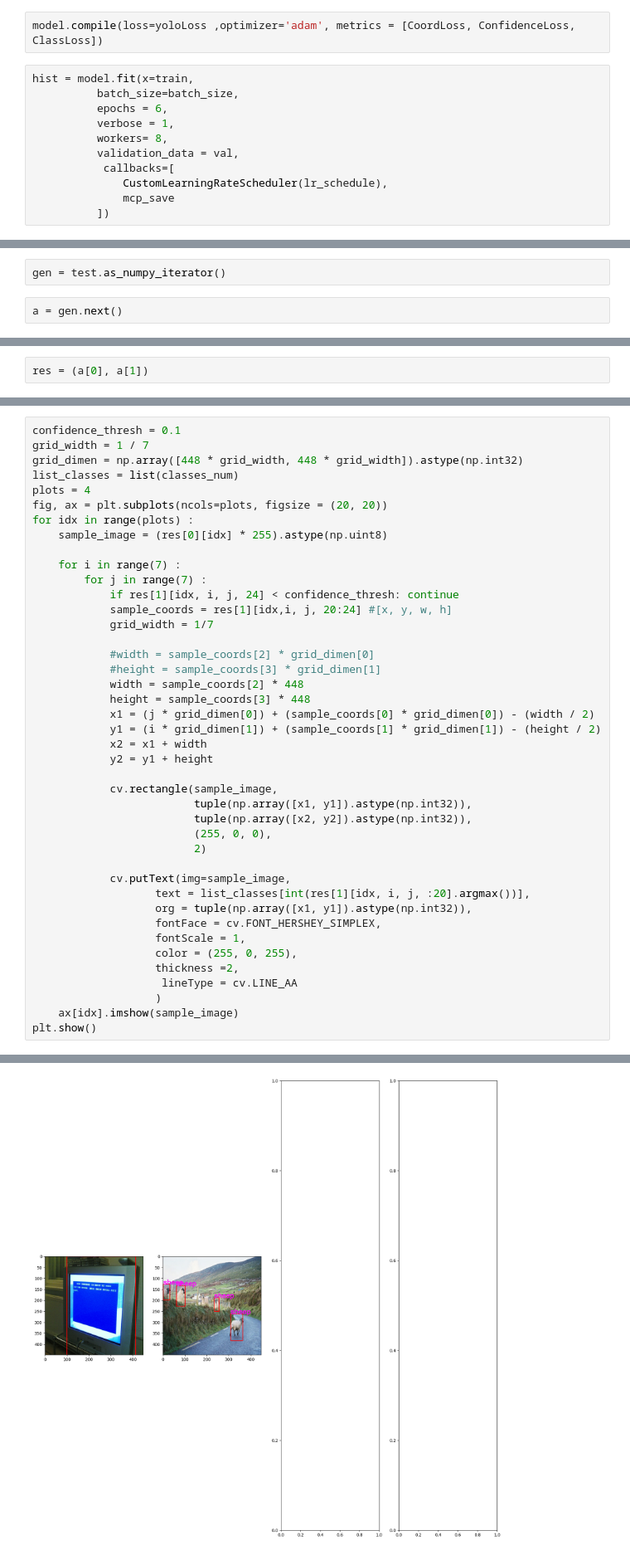
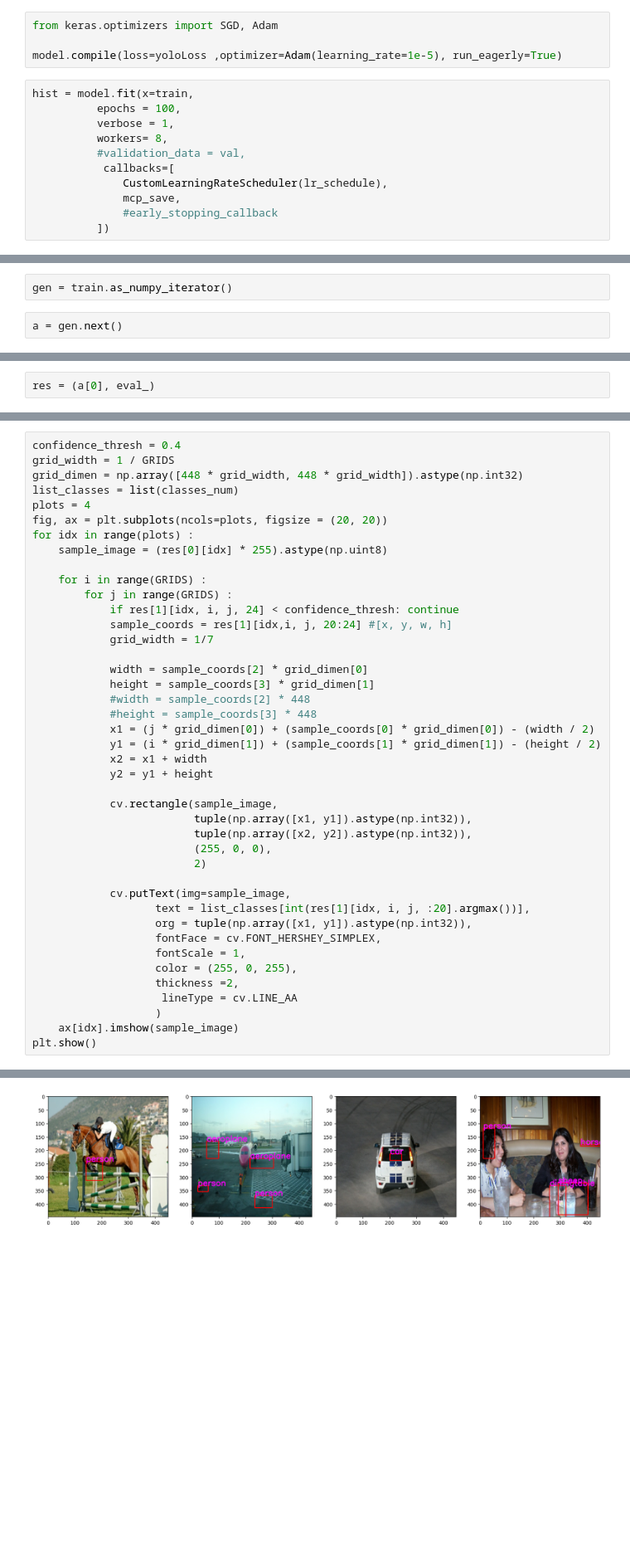
Before and after one commit to BUSY-LOOPING/YOLO-v1-Tensorflow2.0, a Jupyter notebook: 2.Build-Using ResNet50.ipynb, the cells around one changed output, grey strips where cells are left out. Shown at 83% size. Cells and saved outputs as stored; diff of their text form; blank space fills up the shorter version.

```diff
--- a/2.Build-Using ResNet50.ipynb
+++ b/2.Build-Using ResNet50.ipynb
@@ -549,14 +539,16 @@ Finally, compile the model using the custom loss function that was defined above
 # %%
-model.compile(loss=yoloLoss ,optimizer='adam', metrics = [CoordLoss, ConfidenceLoss, ClassLoss])
+from keras.optimizers import SGD, Adam
+
+model.compile(loss=yoloLoss ,optimizer=Adam(learning_rate=1e-5), run_eagerly=True)
 # %%
 hist = model.fit(x=train,
-          batch_size=batch_size,
-          epochs = 6,
+          epochs = 100,
           verbose = 1,
           workers= 8,
-          validation_data = val,
+          #validation_data = val,
            callbacks=[
               CustomLearningRateScheduler(lr_schedule),
-              mcp_save
+              mcp_save,
+              #early_stopping_callback
           ])
 # %% [output]
@@ -598,7 +609,7 @@ ax[1][1].legend()
 # %%
 model.load_weights('weight_6.hdf5')
 # %%
-gen = test.as_numpy_iterator()
+gen = train.as_numpy_iterator()
 # %%
 a = gen.next()
 # %%
@@ -613,4 +624,4 @@ eval_ = model.predict(a[0])
 # %%
-res = (a[0], a[1])
+res = (a[0], eval_)
 # %%
 np.min(res[1])
@@ -619,6 +628,6 @@ np.min(res[1])
 # %%
-confidence_thresh = 0.1
-grid_width = 1 / 7
+confidence_thresh = 0.4
+grid_width = 1 / GRIDS
 grid_dimen = np.array([448 * grid_width, 448 * grid_width]).astype(np.int32)
 list_classes = list(classes_num)
 plots = 4
@@ -626,16 +635,16 @@ fig, ax = plt.subplots(ncols=plots, figsize = (20, 20))
 for idx in range(plots) :
     sample_image = (res[0][idx] * 255).astype(np.uint8)
 
-    for i in range(7) :
-        for j in range(7) :
+    for i in range(GRIDS) :
+        for j in range(GRIDS) :
             if res[1][idx, i, j, 24] < confidence_thresh: continue
             sample_coords = res[1][idx,i, j, 20:24] #[x, y, w, h]
             grid_width = 1/7
 
-            #width = sample_coords[2] * grid_dimen[0]
-            #height = sample_coords[3] * grid_dimen[1]
-            width = sample_coords[2] * 448
-            height = sample_coords[3] * 448
+            width = sample_coords[2] * grid_dimen[0]
+            height = sample_coords[3] * grid_dimen[1]
+            #width = sample_coords[2] * 448
+            #height = sample_coords[3] * 448
             x1 = (j * grid_dimen[0]) + (sample_coords[0] * grid_dimen[0]) - (width / 2)
             y1 = (i * grid_dimen[1]) + (sample_coords[1] * grid_dimen[1]) - (height / 2)
             x2 = x1 + width
@@ -663 +671 @@ IndexError: index 2 is out of bounds for axis 0 with size 2
-[figure, old version]
+[figure, new version]
```
Also changed, not shown: parts of 46 cells of this notebook, 7 other files.
